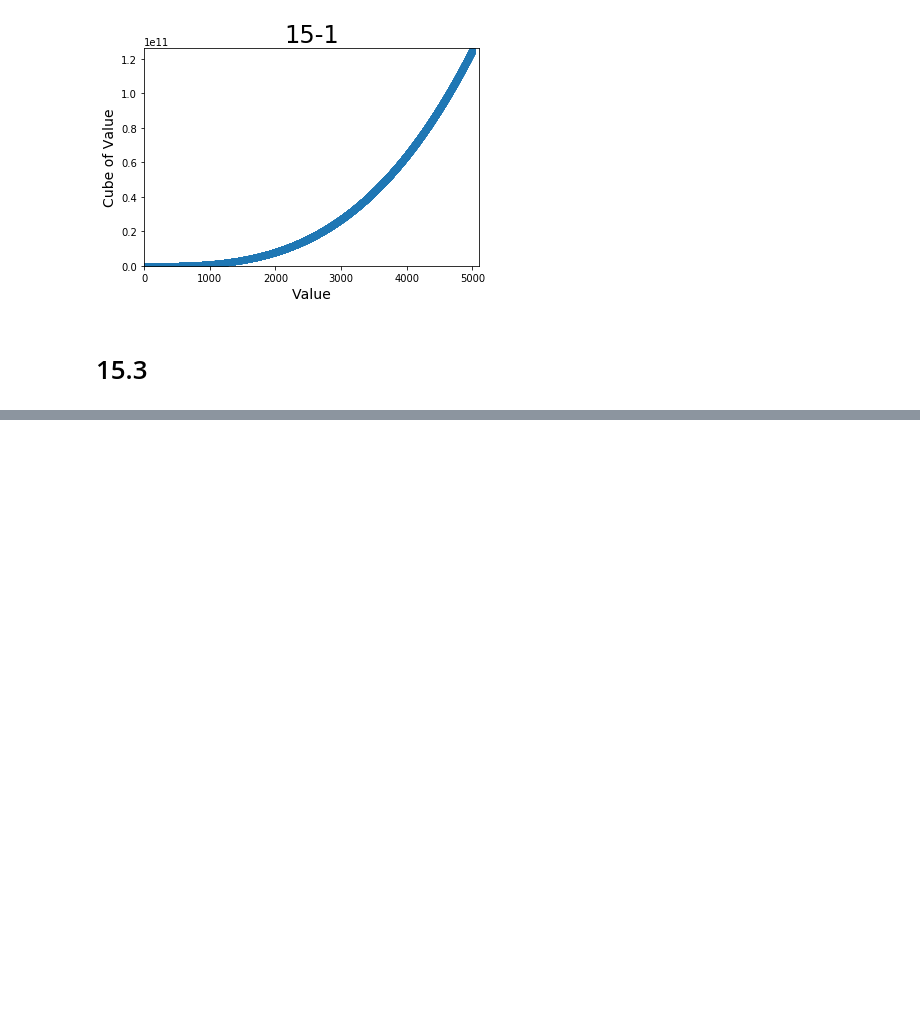
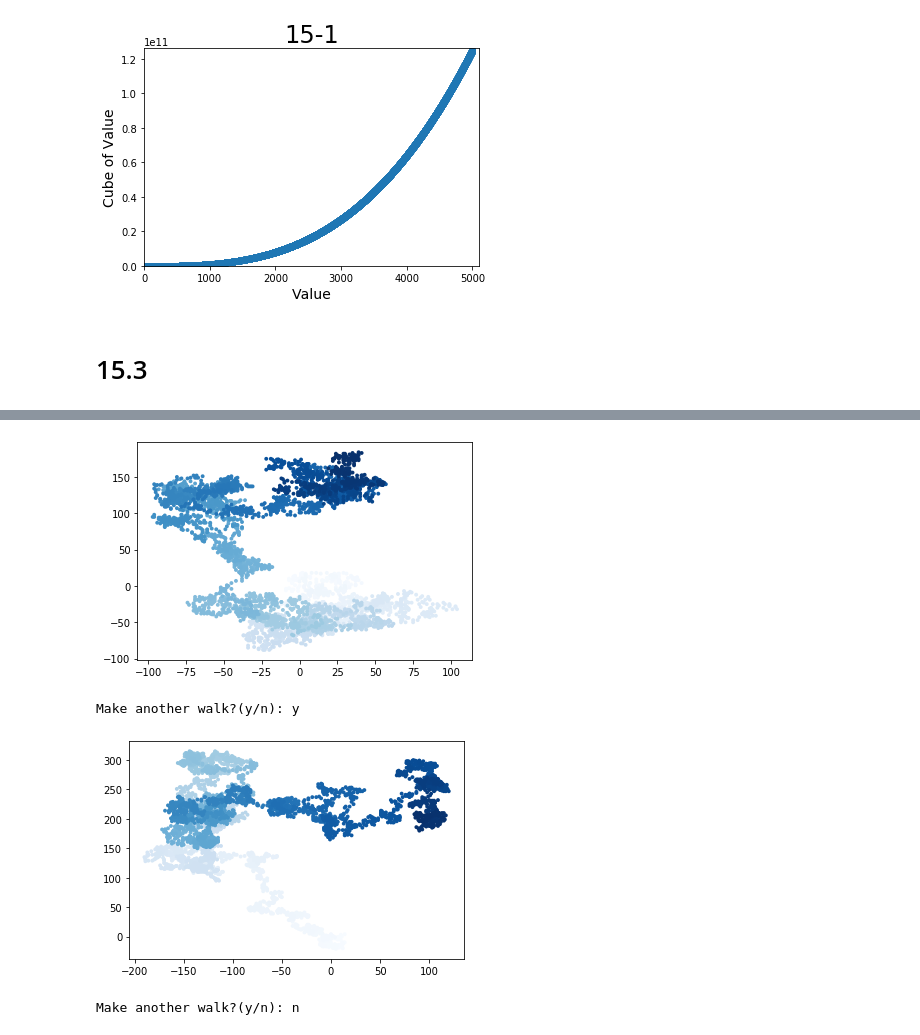
Before and after one commit to imkasen/python-crash-course, a Jupyter notebook: Chapter 15.ipynb, the cells around one changed output, grey strips where cells are left out. Saved outputs shown, nothing was run; the diff lists cells and outputs as text; code cells hidden in the pictures; blank space fills up the shorter version.

```diff
--- a/Chapter 15.ipynb
+++ b/Chapter 15.ipynb
@@ -264,0 +336,20 @@ plt.show()
+# %%
+# 15.3.6
+# 只要程序处于活动状态，就不断地模拟随机漫步
+while True:
+    # 创建一个RandomWalk实例，并将其包含的点都绘制出来
+    rw = RandomWalk()
+    rw.fill_walk()
+
+    point_numbers = list(range(rw.num_points))
+    plt.scatter(rw.x_values, rw.y_values, c = point_numbers, cmap = plt.cm.Blues, edgecolor = 'none', s = 15)
+    plt.show()
+
+    keep_running = input("Make another walk?(y/n): ")
+    if keep_running == 'n':
+        break
+# %% [output]
+[figure, added]
+Make another walk?(y/n): y
+[figure, added]
+Make another walk?(y/n): n
```
Also changed, not shown: parts of 9 cells of this notebook.
